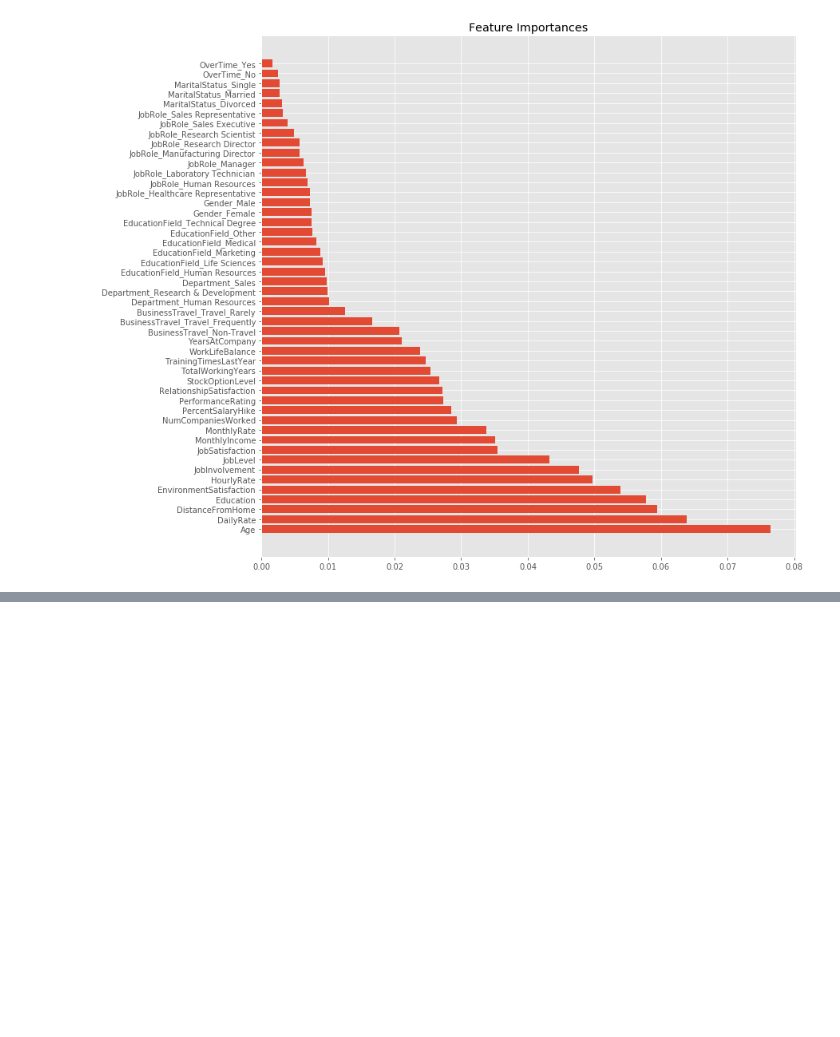
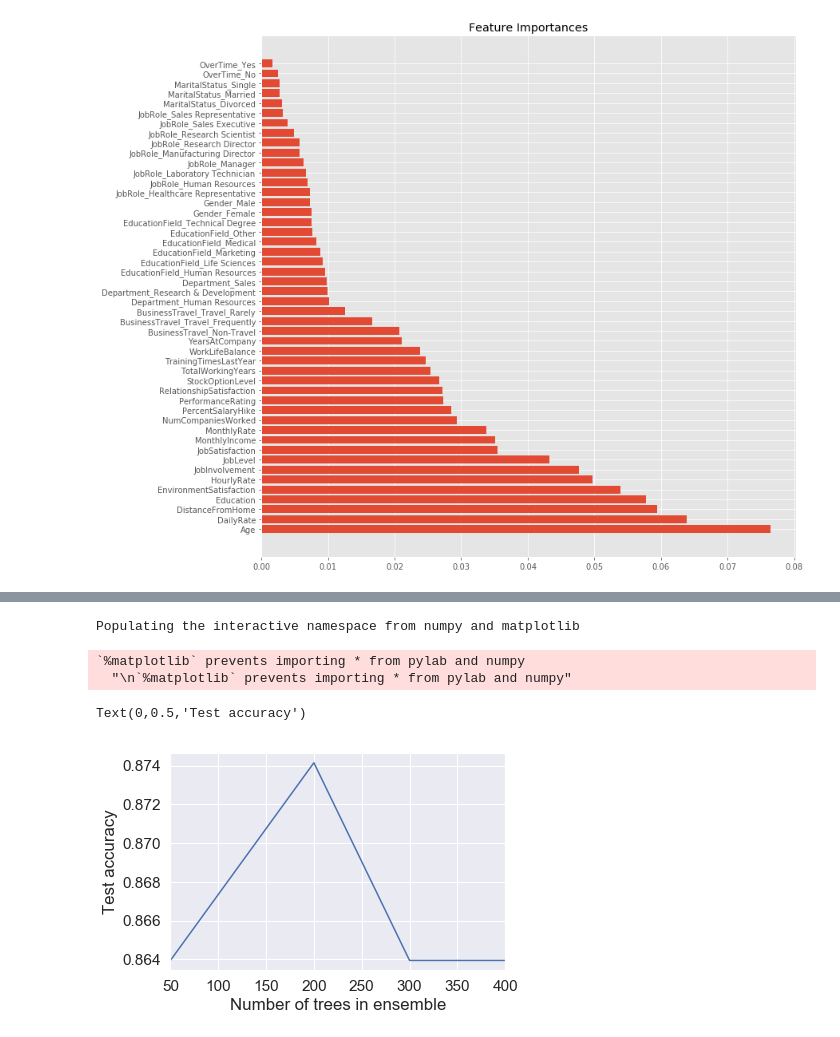
Before and after one commit to JumpLogan/ibm_attrition, a Jupyter notebook: Decision Tree, Random Forest, AdaBoosting.ipynb, the cells around one changed output, grey strips where cells are left out. Drawn from its saved outputs; the diff is of its cells as text; code cells hidden in the pictures; blank space fills up the shorter version.

```diff
--- a/Decision Tree, Random Forest, AdaBoosting.ipynb
+++ b/Decision Tree, Random Forest, AdaBoosting.ipynb
@@ -217,0 +224,20 @@ Accuracy on test set: 0.8605
+# %%
+from pandas import Series, DataFrame
+%pylab inline
+
+scores = {}
+for num_trees in [50, 100, 200, 300, 400]:
+    model = GradientBoostingClassifier(n_estimators=num_trees, max_depth=2, random_state=1)
+    model.fit(X_train, y_train)
+    prediction_test = model.predict(X_test)
+    accuracy_test = metrics.accuracy_score(y_test, prediction_test)
+    scores[num_trees] = accuracy_test
+Series(scores).sort_index().plot()
+xlabel('Number of trees in ensemble')
+ylabel('Test accuracy')
+# %% [output]
+Populating the interactive namespace from numpy and matplotlib
+`%matplotlib` prevents importing * from pylab and numpy
+  "\n`%matplotlib` prevents importing * from pylab and numpy"
+Text(0,0.5,'Test accuracy')
+[figure, added]
```
Also changed, not shown: parts of 8 cells of this notebook, 1 other file.
